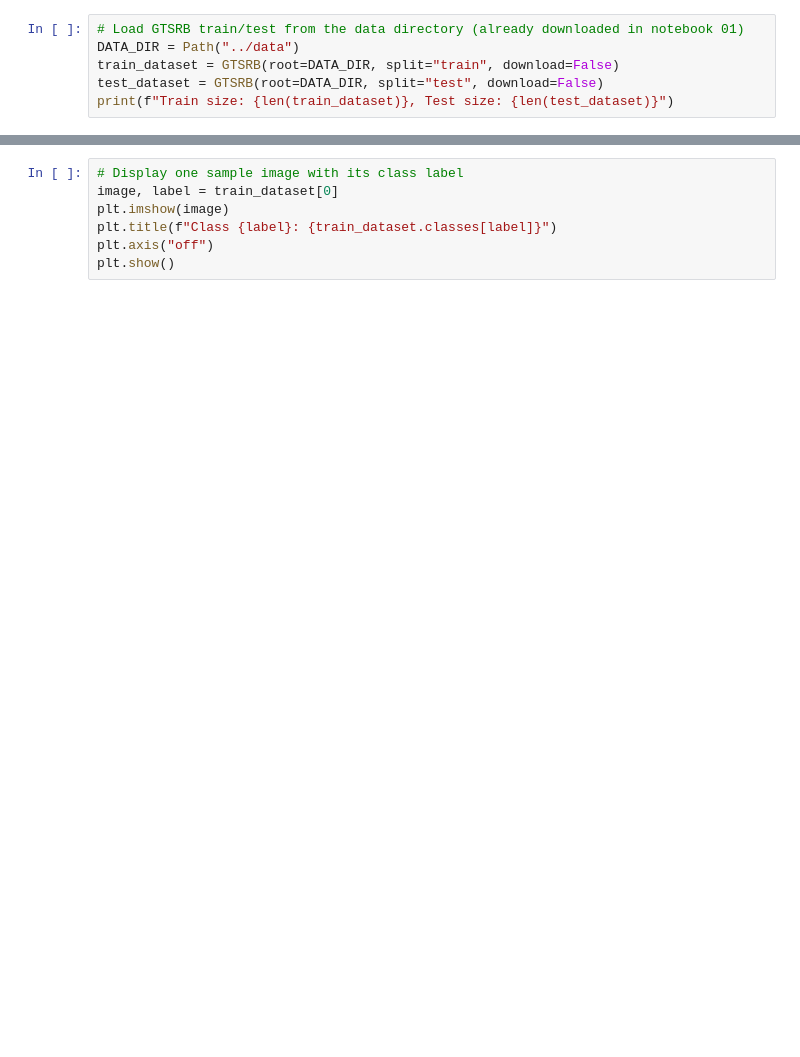
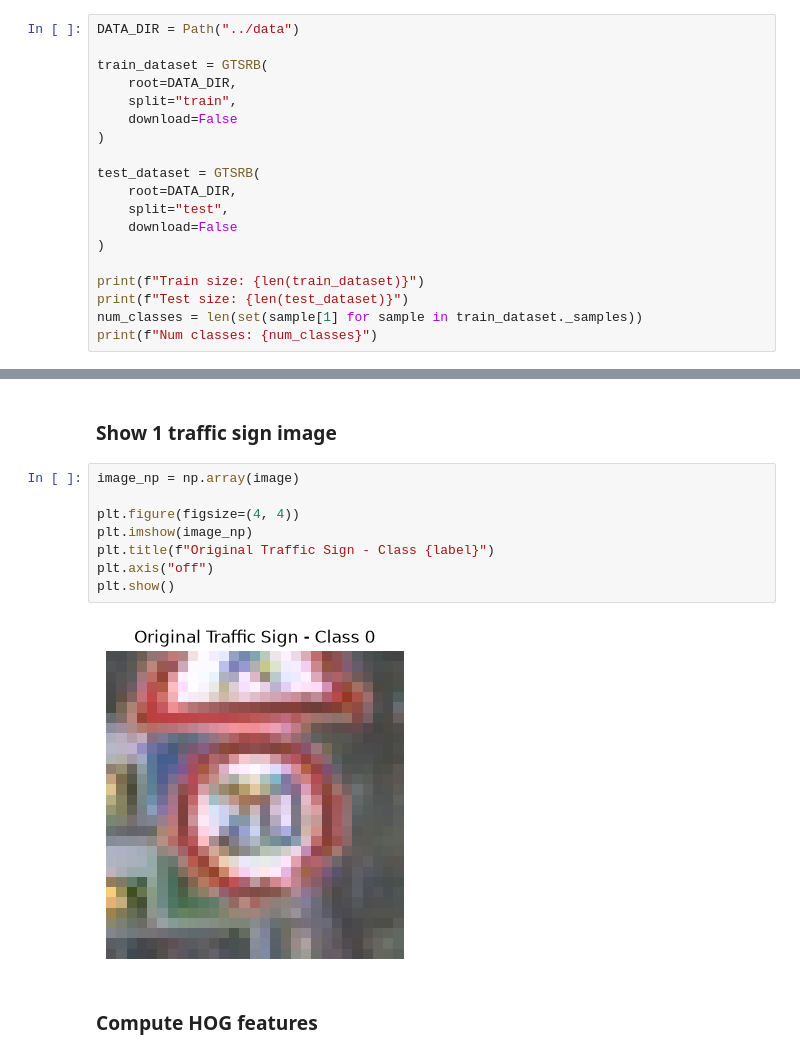
Before and after one commit to khoryz666/traffic-sign-recognition, a Jupyter notebook: project/02_hog_features.ipynb, the cells around one changed output, grey strips where cells are left out. Cells and saved outputs as stored; diff of their text form; blank space fills up the shorter version.

```diff
--- a/project/02_hog_features.ipynb
+++ b/project/02_hog_features.ipynb
@@ -15,6 +20,19 @@ from torchvision.datasets import GTSRB
 # %%
-# Load GTSRB train/test from the data directory (already downloaded in notebook 01)
 DATA_DIR = Path("../data")
-train_dataset = GTSRB(root=DATA_DIR, split="train", download=False)
-test_dataset = GTSRB(root=DATA_DIR, split="test", download=False)
-print(f"Train size: {len(train_dataset)}, Test size: {len(test_dataset)}")
+
+train_dataset = GTSRB(
+    root=DATA_DIR,
+    split="train",
+    download=False
+)
+
+test_dataset = GTSRB(
+    root=DATA_DIR,
+    split="test",
+    download=False
+)
+
+print(f"Train size: {len(train_dataset)}")
+print(f"Test size: {len(test_dataset)}")
+num_classes = len(set(sample[1] for sample in train_dataset._samples))
+print(f"Num classes: {num_classes}")
@@ -21,8 +55,15 @@ print(f"Train size: {len(train_dataset)}, Test size: {len(test_dataset)}")
+# %% [markdown]
+### Show 1 traffic sign image
 # %%
-# Display one sample image with its class label
-image, label = train_dataset[0]
-plt.imshow(image)
-plt.title(f"Class {label}: {train_dataset.classes[label]}")
+image_np = np.array(image)
+
+plt.figure(figsize=(4, 4))
+plt.imshow(image_np)
+plt.title(f"Original Traffic Sign - Class {label}")
 plt.axis("off")
 plt.show()
+# %% [output]
+[figure, added]
+# %% [markdown]
+### Compute HOG features
 # %%
```
Also changed, not shown: parts of 36 cells of this notebook, 1 other file.
